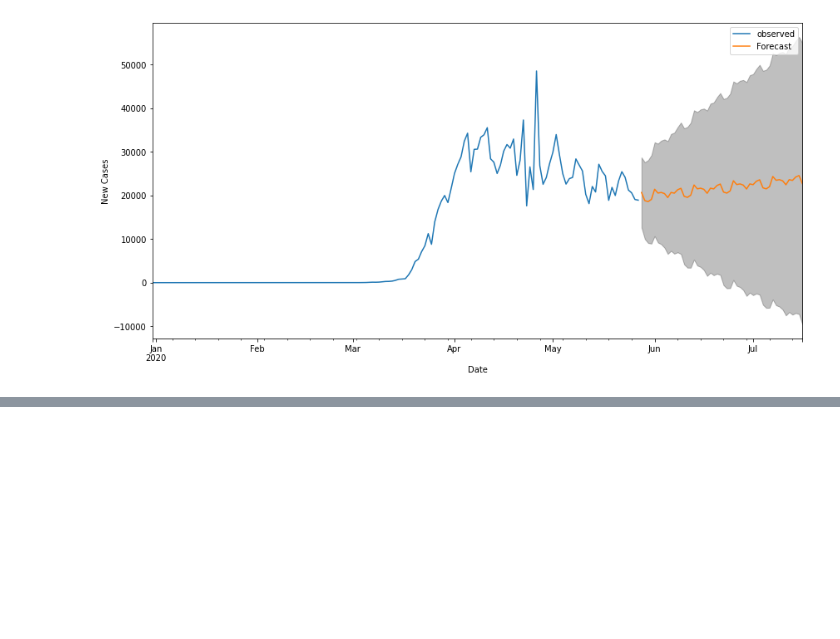
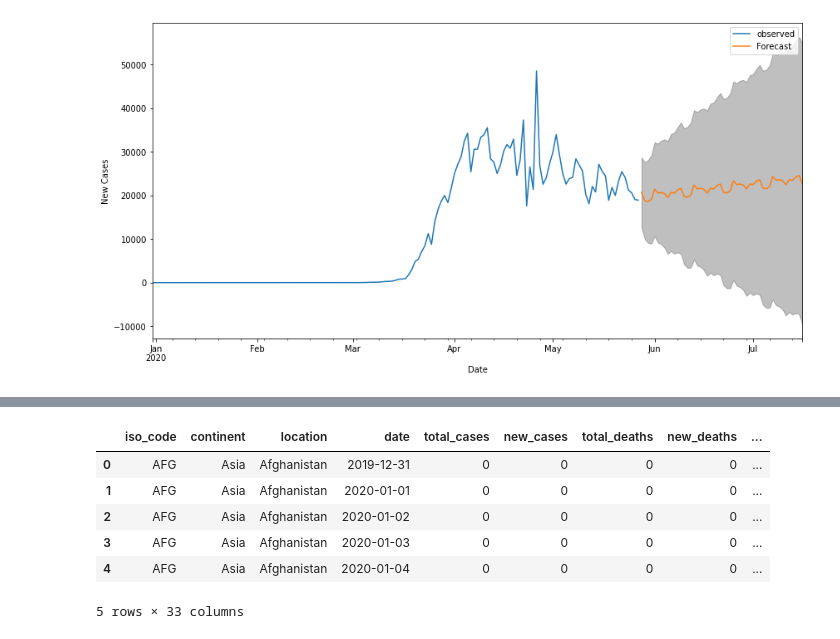
Before and after one commit to elizabethgallmeister/PIC10C-finalproject, a Jupyter notebook: final project-actual.ipynb, the cells around one changed output, grey strips where cells are left out. Cells and saved outputs as stored; diff of their text form; code cells hidden in the pictures; blank space fills up the shorter version.

```diff
--- a/final project-actual.ipynb
+++ b/final project-actual.ipynb
@@ -736,0 +744,10 @@ plt.show()
+# %%
+updated_df.head()
+# %% [output]
+|  | iso_code | continent | location | date | total_cases | new_cases | total_deaths | new_deaths | ... |
+| 0 | AFG | Asia | Afghanistan | 2019-12-31 | 0 | 0 | 0 | 0 | ... |
+| 1 | AFG | Asia | Afghanistan | 2020-01-01 | 0 | 0 | 0 | 0 | ... |
+| 2 | AFG | Asia | Afghanistan | 2020-01-02 | 0 | 0 | 0 | 0 | ... |
+| 3 | AFG | Asia | Afghanistan | 2020-01-03 | 0 | 0 | 0 | 0 | ... |
+| 4 | AFG | Asia | Afghanistan | 2020-01-04 | 0 | 0 | 0 | 0 | ... |
+5 rows × 33 columns
```
Also changed, not shown: parts of 29 cells of this notebook, 1 other file.
